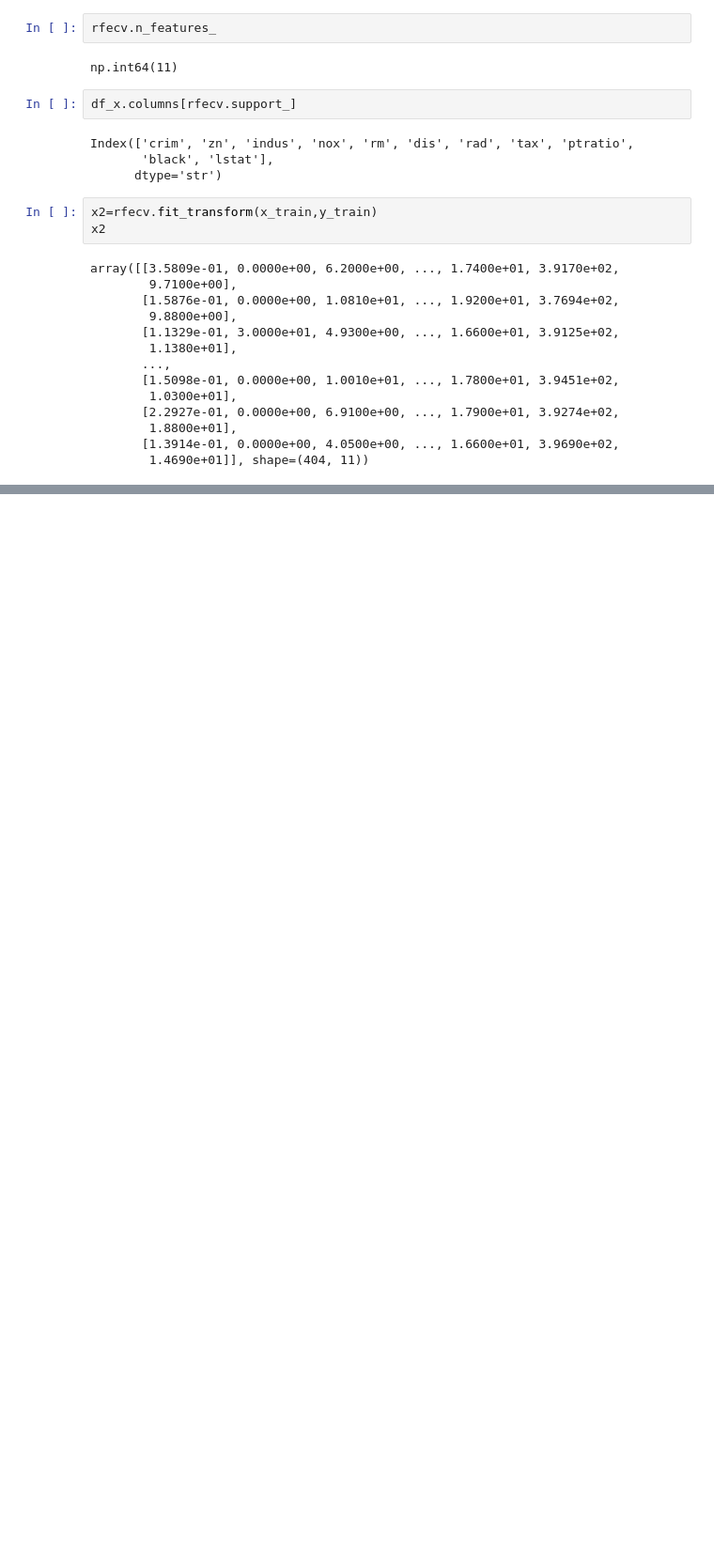
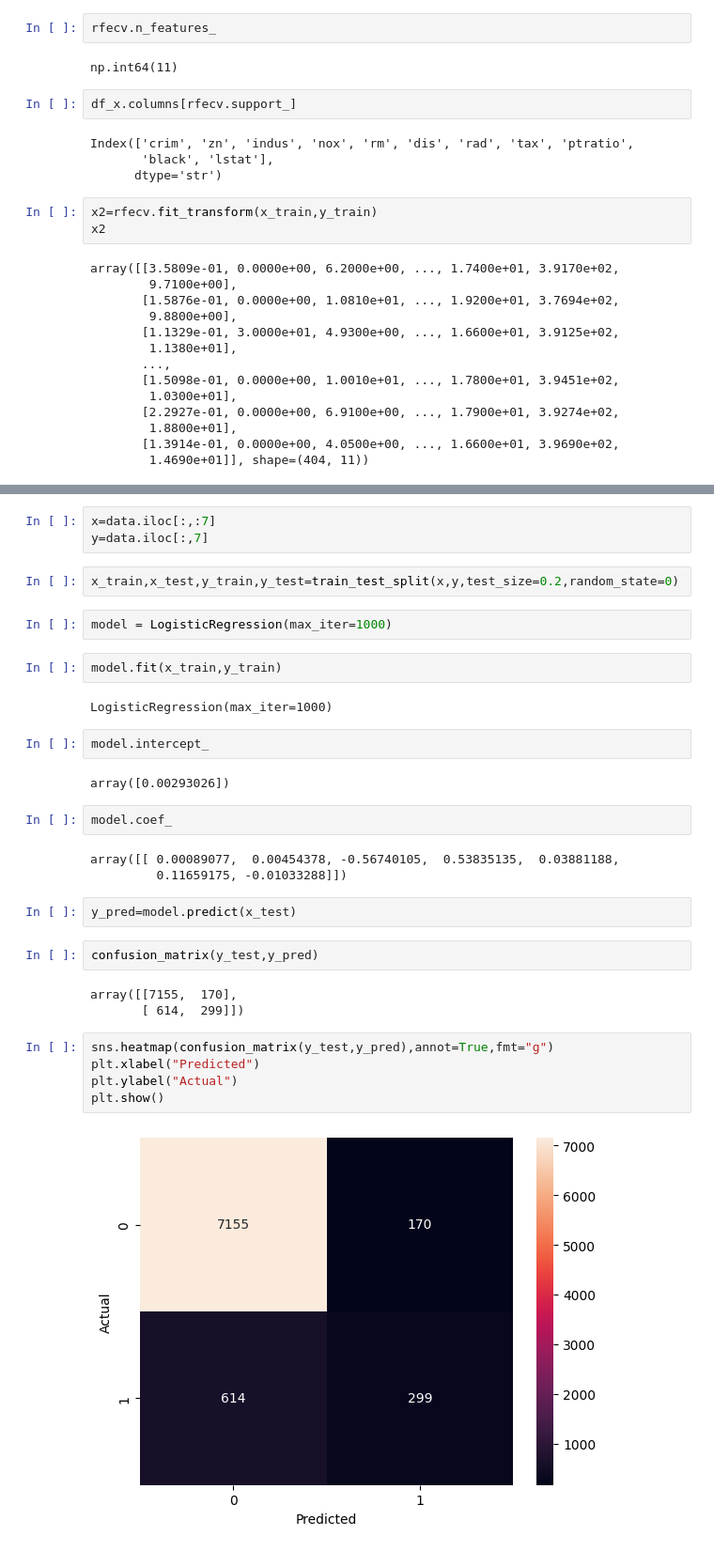
Before and after one commit to namal1230/Machine-Learning, a Jupyter notebook: notebook.ipynb, the cells around one changed output, grey strips where cells are left out. Shown at 94% size. Saved outputs shown, nothing was run; the diff lists cells and outputs as text; blank space fills up the shorter version.

Commit message:
Supervised Learning-Logistic Regression

```diff
--- a/notebook.ipynb
+++ b/notebook.ipynb
@@ -286,0 +304,34 @@ array([[3.5809e-01, 0.0000e+00, 6.2000e+00, ..., 1.7400e+01, 3.9170e+02,
+# %%
+x=data.iloc[:,:7]
+y=data.iloc[:,7]
+# %%
+x_train,x_test,y_train,y_test=train_test_split(x,y,test_size=0.2,random_state=0)
+# %%
+model = LogisticRegression(max_iter=1000)
+# %%
+model.fit(x_train,y_train)
+# %% [output]
+LogisticRegression(max_iter=1000)
+# %%
+model.intercept_
+# %% [output]
+array([0.00293026])
+# %%
+model.coef_
+# %% [output]
+array([[ 0.00089077,  0.00454378, -0.56740105,  0.53835135,  0.03881188,
+         0.11659175, -0.01033288]])
+# %%
+y_pred=model.predict(x_test)
+# %%
+confusion_matrix(y_test,y_pred)
+# %% [output]
+array([[7155,  170],
+       [ 614,  299]])
+# %%
+sns.heatmap(confusion_matrix(y_test,y_pred),annot=True,fmt="g")
+plt.xlabel("Predicted")
+plt.ylabel("Actual")
+plt.show()
+# %% [output]
+[figure, added]
```
Also changed, not shown: parts of 8 cells of this notebook, 1 other file.
